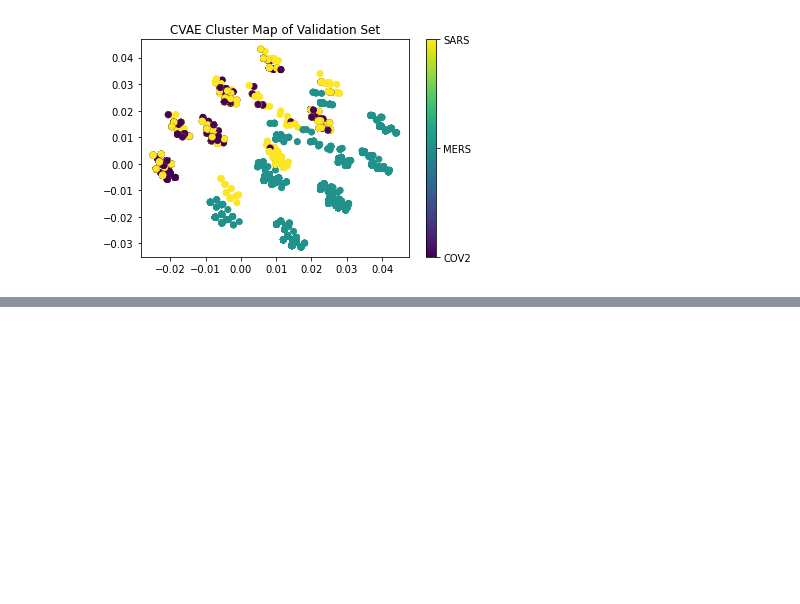
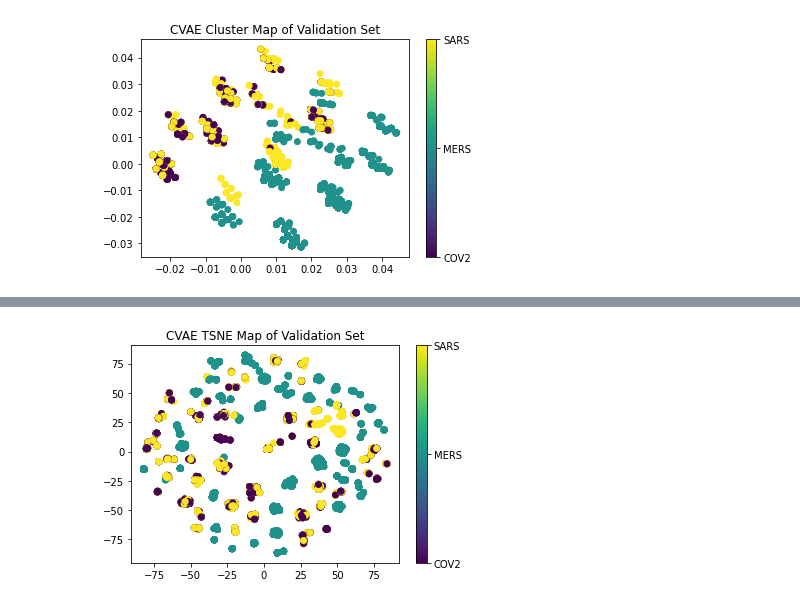
Before and after one commit to arjuns-code-center/OakRidgeNatLab_InternProject, a Jupyter notebook: Code/sars_mers_covid_dataset/cvae/cvae_plotting.ipynb, the cells around one changed output, grey strips where cells are left out. Saved outputs shown, nothing was run; the diff lists cells and outputs as text; code cells hidden in the pictures; blank space fills up the shorter version.

```diff
--- a/Code/sars_mers_covid_dataset/cvae/cvae_plotting.ipynb
+++ b/Code/sars_mers_covid_dataset/cvae/cvae_plotting.ipynb
@@ -44,0 +94,14 @@ plt.show()
+# %%
+cNorm = matplotlib.colors.Normalize(vmin=min(smc2_label_validation), vmax=max(smc2_label_validation))
+scalarMap = cmx.ScalarMappable(norm=cNorm)
+fig = plt.figure(2)
+plt.scatter(Y_embedded[:,0], Y_embedded[:,1], c=scalarMap.to_rgba(smc2_label_validation))
+scalarMap.set_array(smc2_label_validation)
+cbar = fig.colorbar(scalarMap)
+cbar.set_ticks([0,1,2])
+cbar.set_ticklabels(["COV2", "MERS", "SARS"])
+plt.title("CVAE TSNE Map of Validation Set")
+# plt.savefig("cvae_validation_cluster_map")
+plt.show()
+# %% [output]
+[figure, added]
```
Also changed, not shown: parts of 4 cells of this notebook.
